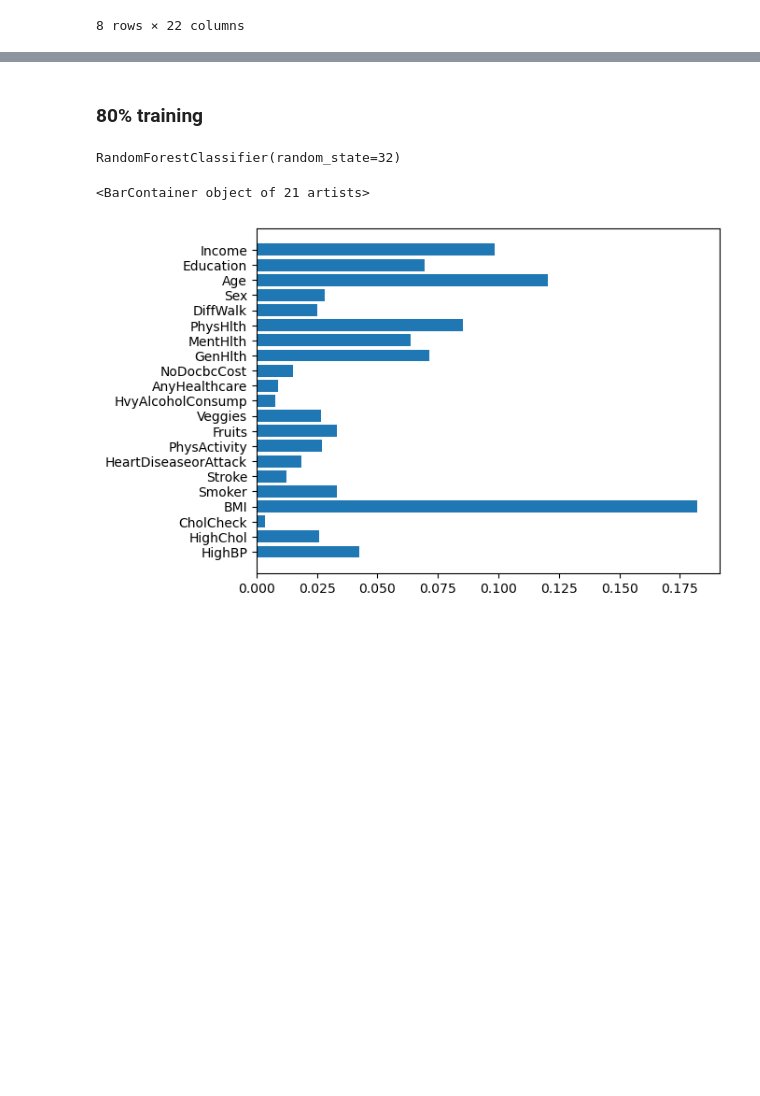
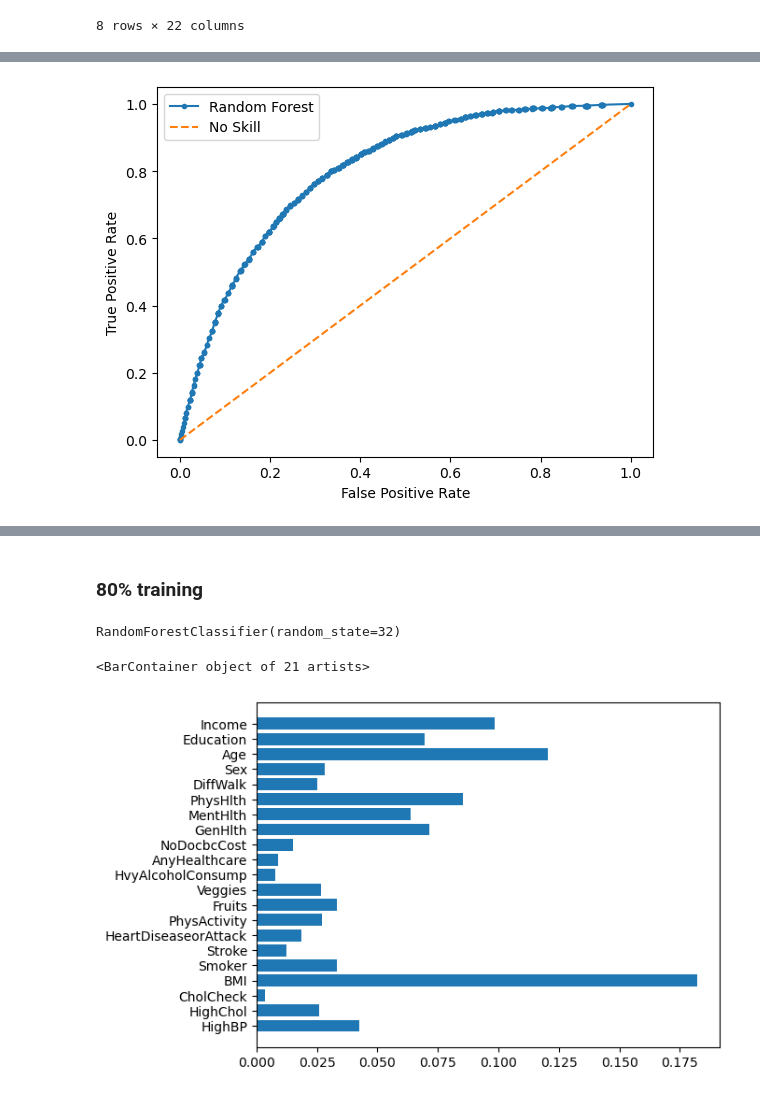
Before and after one commit to hopenjin/AI_Diabetes_Diagnosis_System, a Jupyter notebook: Juan/diabetes_model_analysis/d_feature_extraction.ipynb, the cells around one changed output, grey strips where cells are left out. Saved outputs shown, nothing was run; the diff lists cells and outputs as text; code cells hidden in the pictures; blank space fills up the shorter version.

```diff
--- a/Juan/diabetes_model_analysis/d_feature_extraction.ipynb
+++ b/Juan/diabetes_model_analysis/d_feature_extraction.ipynb
@@ -34,0 +67,26 @@ df_d_fifty.describe()
+# %%
+from sklearn.metrics import roc_auc_score
+from sklearn.metrics import roc_curve
+from tabulate import tabulate
+
+headers=['Theresholds', 'False Pos Rate', 'True Pos Rate']
+## Graph code from https://machinelearningmastery.com/roc-curves-and-precision-recall-curves-for-classification-in-python/
+ns_probs = [0 for _ in range(len(y_test1))]
+ns_fpr, ns_tpr, _ = roc_curve(y_test1, ns_probs)
+
+d_test = clf_pre_b.predict_proba(X_test1)
+d_test = d_test[:,1]
+d_auc = roc_auc_score(y_test1,d_test)
+d_fpr, d_tpr, d_thr = roc_curve(y_test1,d_test)
+
+plt.plot(d_fpr,d_tpr,marker='.',label="Random Forest")
+plt.plot(ns_fpr, ns_tpr, linestyle='--', label='No Skill')
+
+plt.xlabel("False Positive Rate")
+plt.ylabel("True Positive Rate")
+plt.legend()
+plt.show()
+#table = zip(d_thr,d_fpr,d_tpr)
+#print(tabulate(table,headers=headers,floatfmt=".3f"))
+# %% [output]
+[figure, added]
```
Also changed, not shown: parts of 47 cells of this notebook.
